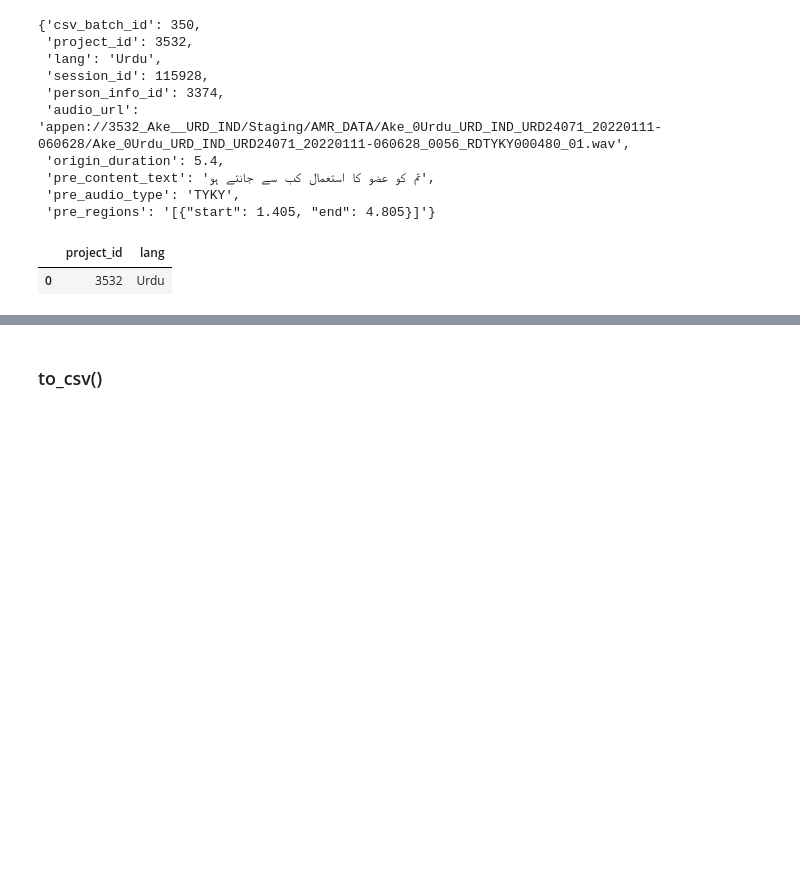
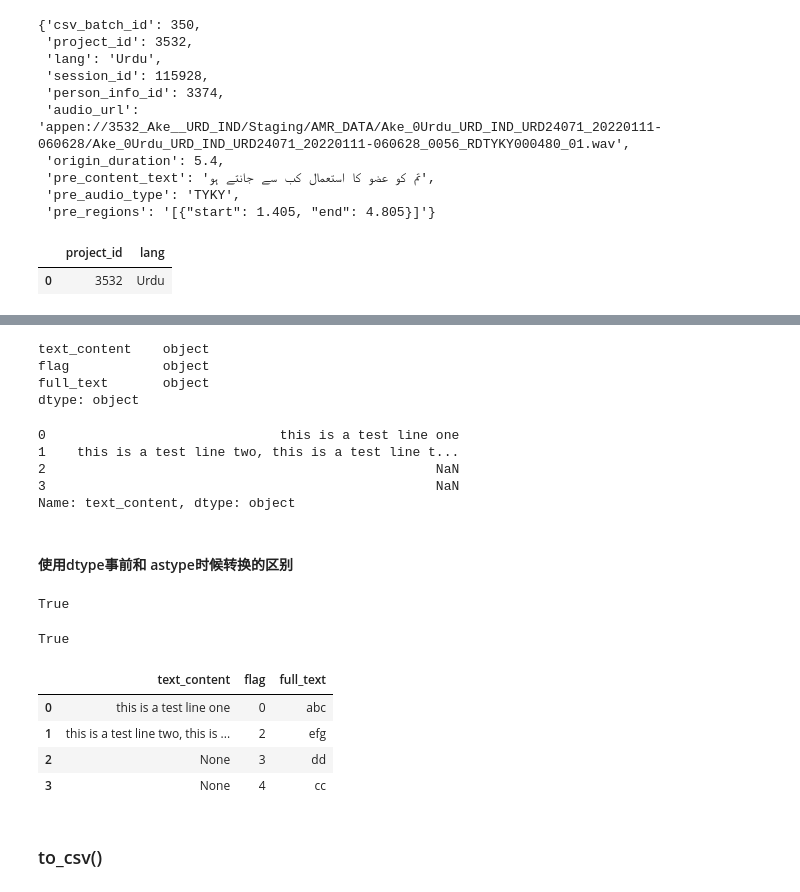
Before and after one commit to yunsansheng/code-notes, a Jupyter notebook: python/KT-pandas.ipynb, the cells around one changed output, grey strips where cells are left out. Drawn from its saved outputs; the diff is of its cells as text; code cells hidden in the pictures; blank space fills up the shorter version.

```diff
--- a/python/KT-pandas.ipynb
+++ b/python/KT-pandas.ipynb
@@ -191,0 +261,42 @@ df.head(1)
+# %%
+df = pd.read_csv("http://appen-pe.oss-cn-shanghai.aliyuncs.com/example_data/pandas_kt/string_test.csv",
+                dtype={"flag":str,"text_content":"str"})
+df.dtypes
+# %% [output]
+text_content    object
+flag            object
+full_text       object
+dtype: object
+# %%
+df["text_content"]
+# %% [output]
+0                              this is a test line one
+1    this is a test line two, this is a test line t...
+2                                                  NaN
+3                                                  NaN
+Name: text_content, dtype: object
+# %% [markdown]
+#### 使用dtype事前和 astype时候转换的区别
+# %%
+df = pd.read_csv("http://appen-pe.oss-cn-shanghai.aliyuncs.com/example_data/pandas_kt/string_test.csv",
+                dtype={"flag":str,"text_content":"str"})
+df["text_content"][2] is np.nan # True
+# %% [output]
+True
+# %%
+# 注意!! 如果事后再转换类型，会把NaN改成文本类型,注意astype的问题
+df = pd.read_csv("http://appen-pe.oss-cn-shanghai.aliyuncs.com/example_data/pandas_kt/string_test.csv")
+df["text_content"] = df["text_content"].astype("str") # 如果事后再转换类型，会强转字符串类型
+df["text_content"][2] =='nan' # True
+# %% [output]
+True
+# %%
+df = pd.read_csv("http://appen-pe.oss-cn-shanghai.aliyuncs.com/example_data/pandas_kt/string_test.csv")
+df = df.where(df.notnull(), None)
+df
+# %% [output]
+|  | text_content | flag | full_text |
+| 0 | this is a test line one | 0 | abc |
+| 1 | this is a test line two, this is ... | 2 | efg |
+| 2 | None | 3 | dd |
+| 3 | None | 4 | cc |
```
Also changed, not shown: parts of 14 cells of this notebook, 2 other files.
